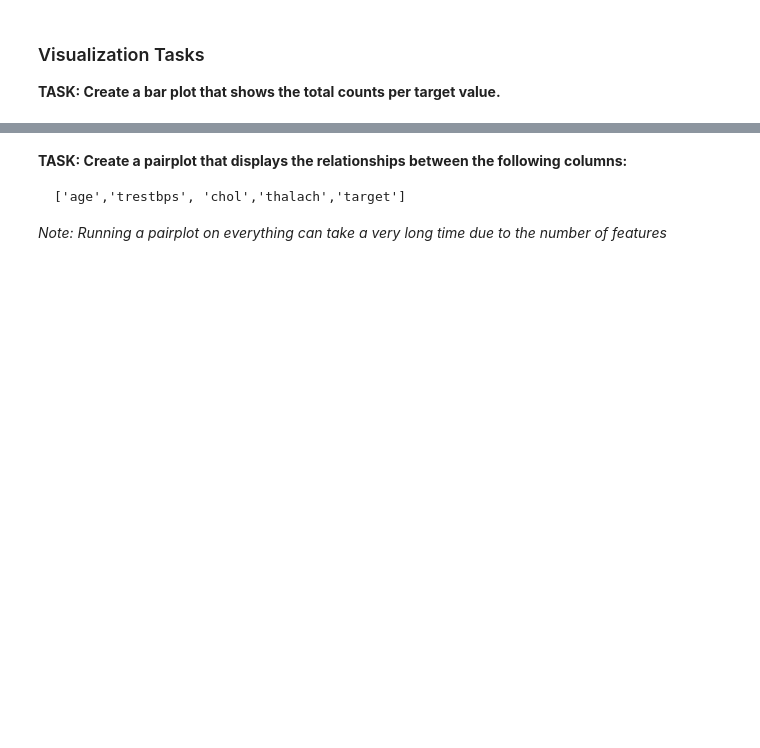
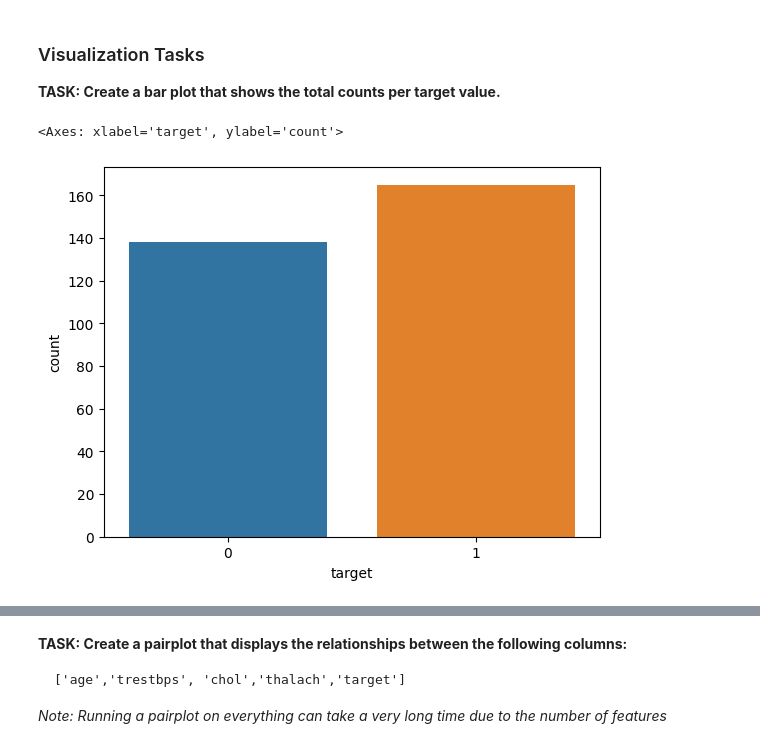
Before and after one commit to JenteW/2IMS_programming, a Jupyter notebook: Data science fundamentals/week05/week_05_exercise.ipynb, the cells around one changed output, grey strips where cells are left out. Saved outputs shown, nothing was run; the diff lists cells and outputs as text; code cells hidden in the pictures; blank space fills up the shorter version.

```diff
--- a/Data science fundamentals/week05/week_05_exercise.ipynb
+++ b/Data science fundamentals/week05/week_05_exercise.ipynb
@@ -50,7 +50,7 @@ V.A. Medical Center, Long Beach and Cleveland Clinic Foundation: Robert Detrano,
 
 **TASK: Run the cell below to read in the data.**
 # %%
-df = pd.read_csv('../DATA/heart.csv')
+df = pd.read_csv('heart.csv')
 # %%
 df.head()
 # %% [output]
@@ -116,3 +111,7 @@ memory usage: 33.3 KB
 **TASK: Create a bar plot that shows the total counts per target value.**
 # %%
 # CODE HERE!
+sns.countplot(x='target',data=df)
+# %% [output]
+<Axes: xlabel='target', ylabel='count'>
+[figure, added]
```
Also changed, not shown: parts of 39 cells of this notebook, 32 other files.
